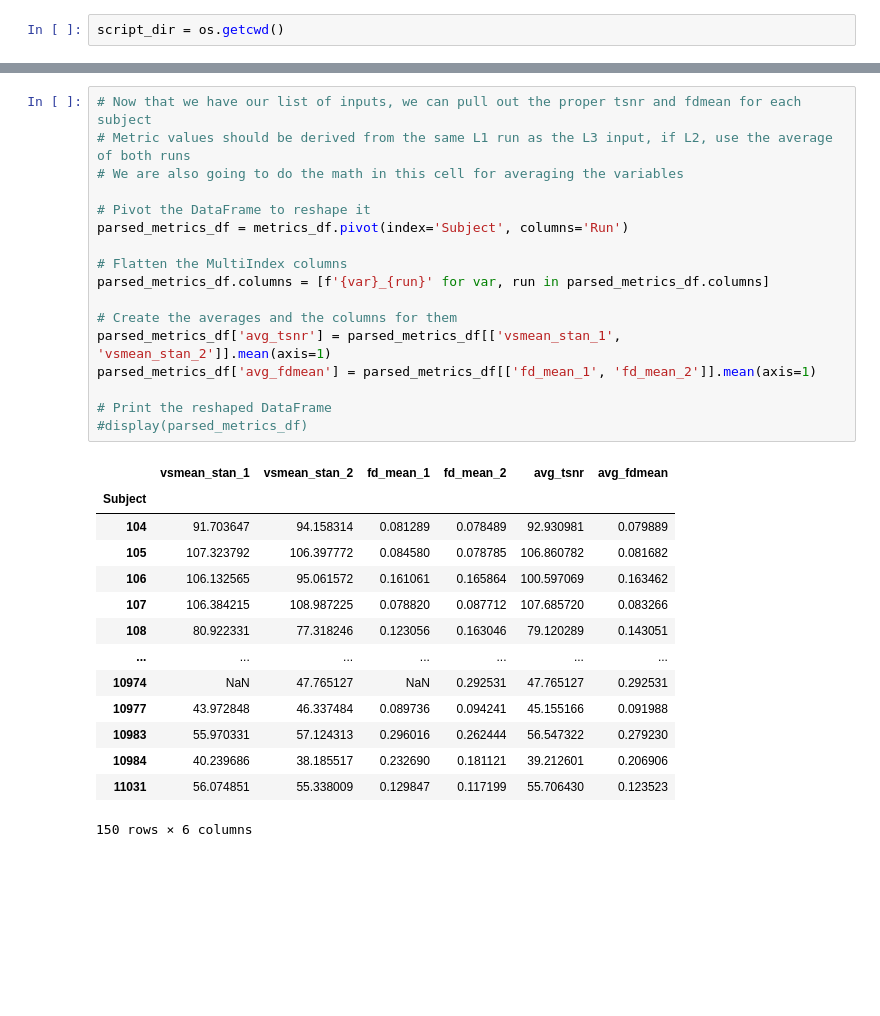
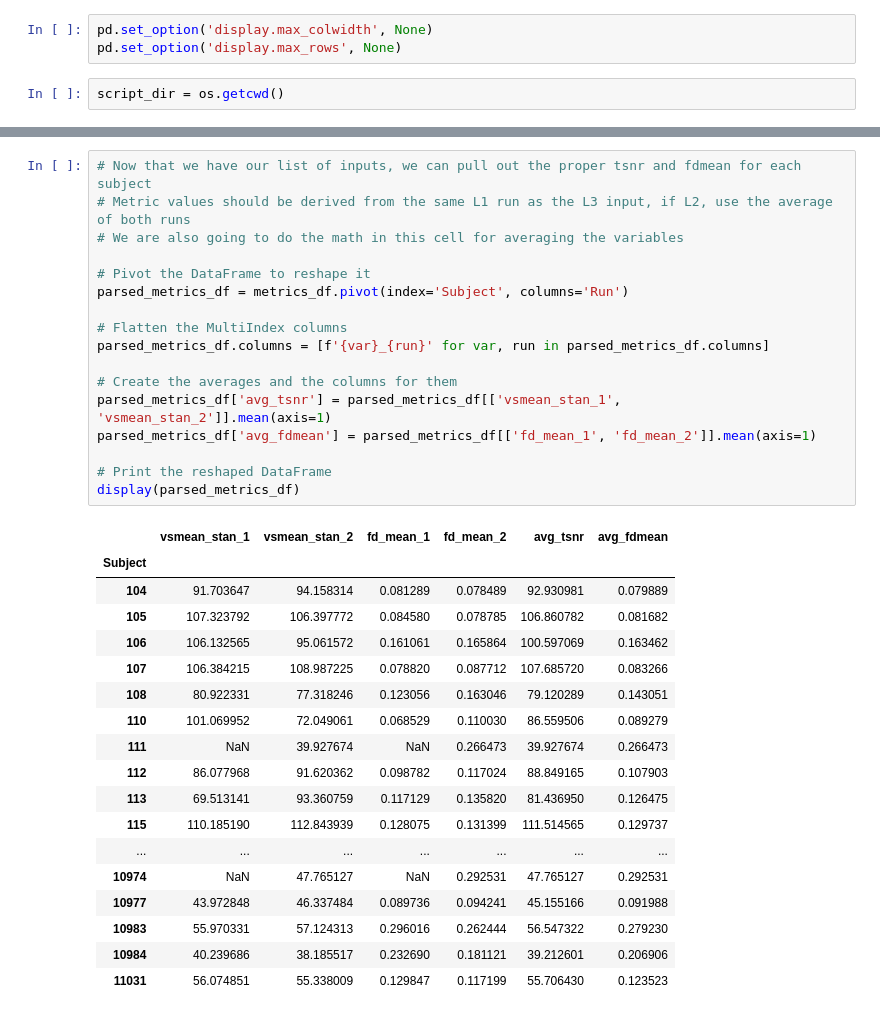
Before and after one commit to DVS-Lab/sharedreward-aging, a Jupyter notebook: code/sharedreward-covariates.ipynb, the cells around one changed output, grey strips where cells are left out. Saved outputs shown, nothing was run; the diff lists cells and outputs as text; blank space fills up the shorter version.

```diff
--- a/code/sharedreward-covariates.ipynb
+++ b/code/sharedreward-covariates.ipynb
@@ -4,5 +9,8 @@ import matplotlib.pyplot as plt
 import pandas as pd
 import numpy as np
 import os
+# %%
+pd.set_option('display.max_colwidth', None)
+pd.set_option('display.max_rows', None)
 # %%
 script_dir = os.getcwd()
@@ -99,32 +188,36 @@ fsl_df['run'] = fsl_df['path'].str.extract(r'run-(\d+)').fillna('3').astype(int)
 # %%
 # Now that we have our list of inputs, we can pull out the proper tsnr and fdmean for each subject
 # Metric values should be derived from the same L1 run as the L3 input, if L2, use the average of both runs
 # We are also going to do the math in this cell for averaging the variables
 
 # Pivot the DataFrame to reshape it
 parsed_metrics_df = metrics_df.pivot(index='Subject', columns='Run')
 
 # Flatten the MultiIndex columns
 parsed_metrics_df.columns = [f'{var}_{run}' for var, run in parsed_metrics_df.columns]
 
 # Create the averages and the columns for them
 parsed_metrics_df['avg_tsnr'] = parsed_metrics_df[['vsmean_stan_1', 'vsmean_stan_2']].mean(axis=1)
 parsed_metrics_df['avg_fdmean'] = parsed_metrics_df[['fd_mean_1', 'fd_mean_2']].mean(axis=1)
 
 # Print the reshaped DataFrame
-#display(parsed_metrics_df)
+display(parsed_metrics_df)
 # %% [output]
 |  | vsmean_stan_1 | vsmean_stan_2 | fd_mean_1 | fd_mean_2 | avg_tsnr | avg_fdmean |
 | Subject |  |  |  |  |  |  |
 | 104 | 91.703647 | 94.158314 | 0.081289 | 0.078489 | 92.930981 | 0.079889 |
 | 105 | 107.323792 | 106.397772 | 0.084580 | 0.078785 | 106.860782 | 0.081682 |
 | 106 | 106.132565 | 95.061572 | 0.161061 | 0.165864 | 100.597069 | 0.163462 |
 | 107 | 106.384215 | 108.987225 | 0.078820 | 0.087712 | 107.685720 | 0.083266 |
 | 108 | 80.922331 | 77.318246 | 0.123056 | 0.163046 | 79.120289 | 0.143051 |
+| 110 | 101.069952 | 72.049061 | 0.068529 | 0.110030 | 86.559506 | 0.089279 |
+| 111 | NaN | 39.927674 | NaN | 0.266473 | 39.927674 | 0.266473 |
+| 112 | 86.077968 | 91.620362 | 0.098782 | 0.117024 | 88.849165 | 0.107903 |
+| 113 | 69.513141 | 93.360759 | 0.117129 | 0.135820 | 81.436950 | 0.126475 |
+| 115 | 110.185190 | 112.843939 | 0.128075 | 0.131399 | 111.514565 | 0.129737 |
 | ... | ... | ... | ... | ... | ... | ... |
 | 10974 | NaN | 47.765127 | NaN | 0.292531 | 47.765127 | 0.292531 |
 | 10977 | 43.972848 | 46.337484 | 0.089736 | 0.094241 | 45.155166 | 0.091988 |
 | 10983 | 55.970331 | 57.124313 | 0.296016 | 0.262444 | 56.547322 | 0.279230 |
 | 10984 | 40.239686 | 38.185517 | 0.232690 | 0.181121 | 39.212601 | 0.206906 |
 | 11031 | 56.074851 | 55.338009 | 0.129847 | 0.117199 | 55.706430 | 0.123523 |
-150 rows × 6 columns
```
Also changed, not shown: parts of 19 cells of this notebook.
